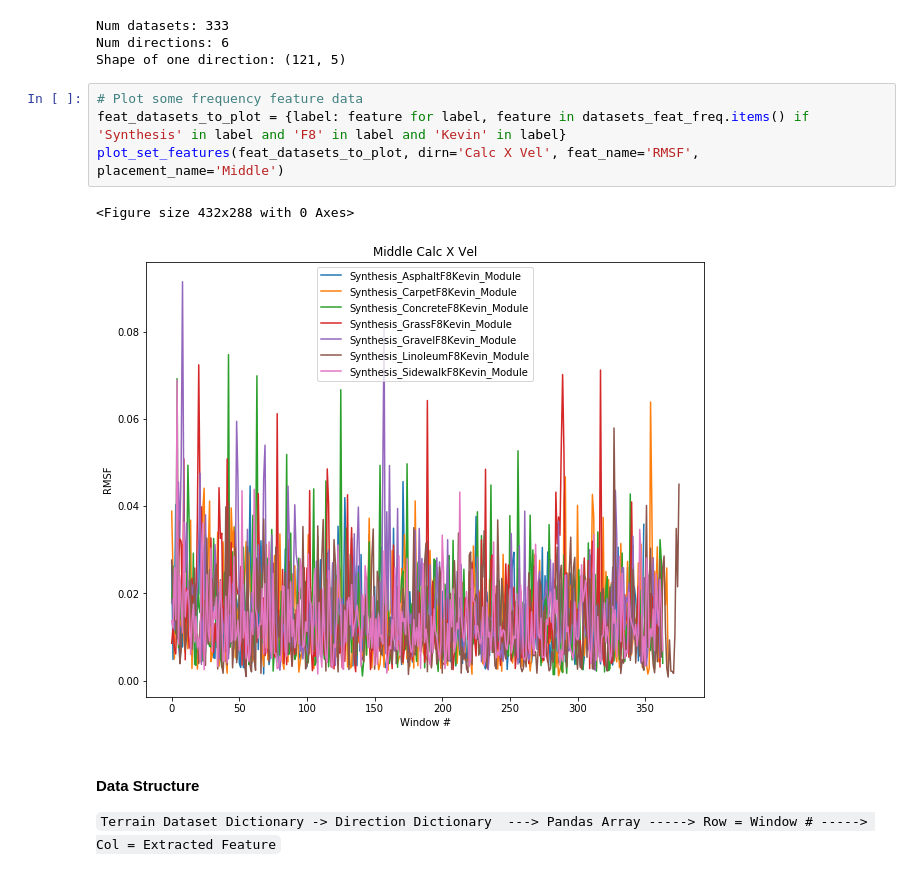
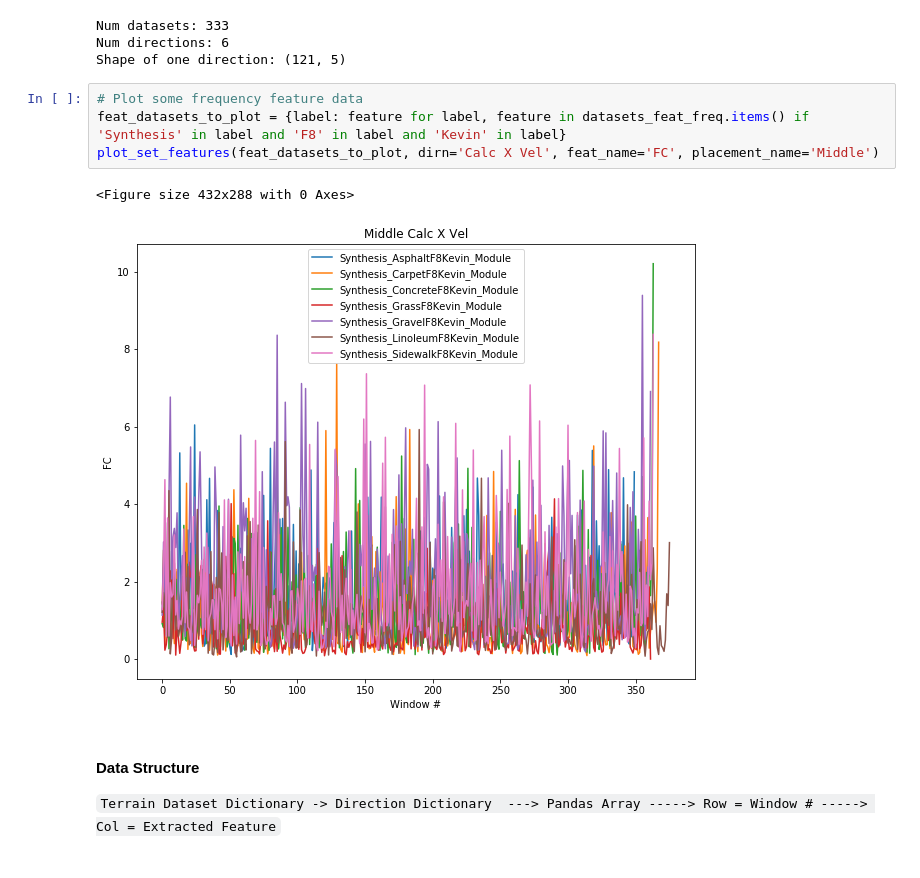
Before and after one commit to KeenanMcConkey/Wheelchair-Terrain-Classification, a Jupyter notebook: TerrainPreprocessing-CombinedManualUserData.ipynb, the cells around one changed output. Drawn from its saved outputs; the diff is of its cells as text.

```diff
--- a/TerrainPreprocessing-CombinedManualUserData.ipynb
+++ b/TerrainPreprocessing-CombinedManualUserData.ipynb
@@ -1018,10 +1018,10 @@ Shape of one direction: (121, 5)
 # %%
 # Plot some frequency feature data
 feat_datasets_to_plot = {label: feature for label, feature in datasets_feat_freq.items() if 'Synthesis' in label and 'F8' in label and 'Kevin' in label}
-plot_set_features(feat_datasets_to_plot, dirn='Calc X Vel', feat_name='RMSF', placement_name='Middle')
+plot_set_features(feat_datasets_to_plot, dirn='Calc X Vel', feat_name='FC', placement_name='Middle')
 # %% [output]
 <Figure size 432x288 with 0 Axes>
-[figure, old version]
+[figure, new version]
 # %% [markdown]
 #### Data Structure
 
```
Also changed, not shown: parts of 33 cells of this notebook, 1 other file.
